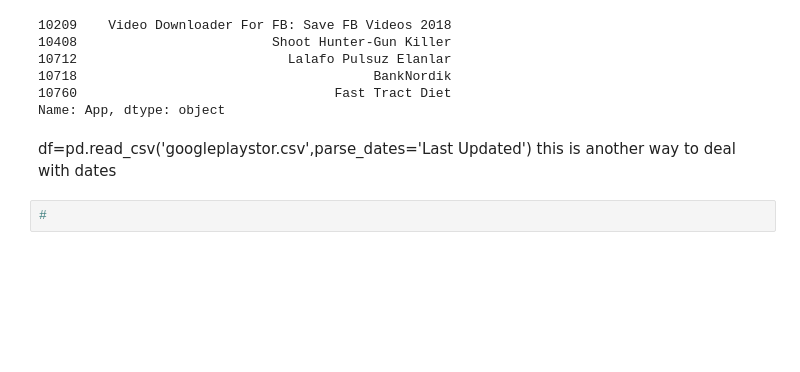
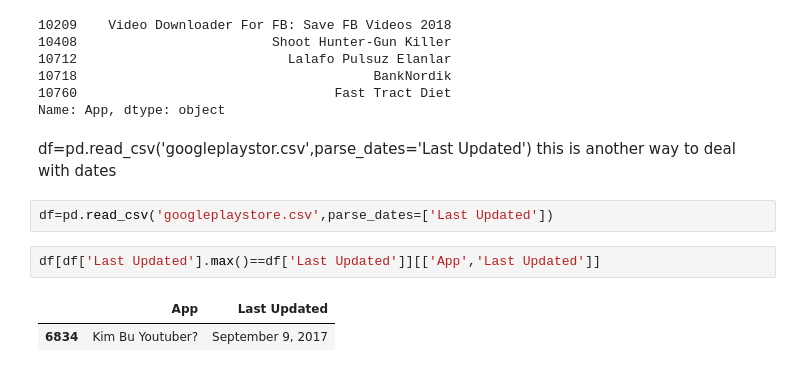
Before and after one commit to PrabalAryal/Ml-evolve, a Jupyter notebook: anpssnmt.ipynb, the cells around one changed output. Cells and saved outputs as stored; diff of their text form; blank space fills up the shorter version.

```diff
--- a/anpssnmt.ipynb
+++ b/anpssnmt.ipynb
@@ -209,5 +209,10 @@ Name: App, dtype: object
 # %% [markdown]
 df=pd.read_csv('googleplaystor.csv',parse_dates='Last Updated')
 this is another way to deal with dates
-# %%
-#
+# %%
+df=pd.read_csv('googleplaystore.csv',parse_dates=['Last Updated'])
+# %%
+df[df['Last Updated'].max()==df['Last Updated']][['App','Last Updated']]
+# %% [output]
+|  | App | Last Updated |
+| 6834 | Kim Bu Youtuber? | September 9, 2017 |
```
